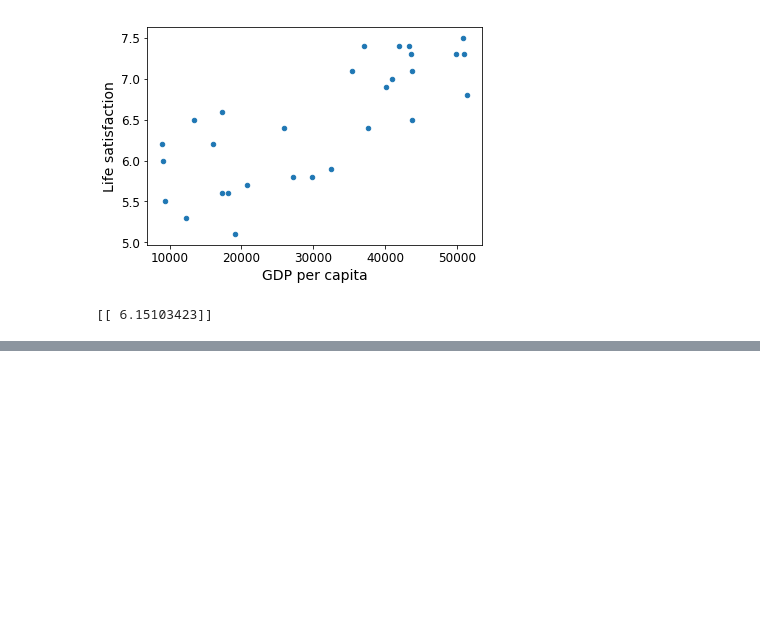
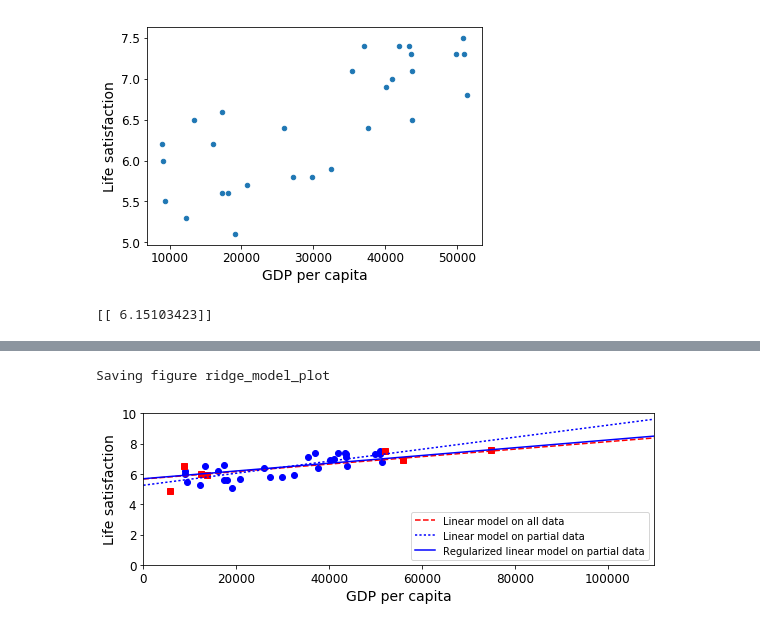
Before and after one commit to Praveen-Gupta/handson-ml, a Jupyter notebook: CH01_01_Linear_Model.ipynb, the cells around one changed output, grey strips where cells are left out. Cells and saved outputs as stored; diff of their text form; code cells hidden in the pictures; blank space fills up the shorter version.

```diff
--- a/CH01_01_Linear_Model.ipynb
+++ b/CH01_01_Linear_Model.ipynb
@@ -308,0 +407,27 @@ print(lin_reg_model.predict(X_new)) # outputs [[ 5.96242338]]
+# %%
+plt.figure(figsize=(8,3))
+
+plt.xlabel("GDP per capita")
+plt.ylabel('Life satisfaction')
+
+plt.plot(list(sample_data["GDP per capita"]), list(sample_data["Life satisfaction"]), "bo")
+plt.plot(list(missing_data["GDP per capita"]), list(missing_data["Life satisfaction"]), "rs")
+
+X = np.linspace(0, 110000, 1000)
+plt.plot(X, t0full + t1full * X, "r--", label="Linear model on all data")
+plt.plot(X, t0 + t1*X, "b:", label="Linear model on partial data")
+
+ridge = linear_model.Ridge(alpha=10**9.5)
+Xsample = np.c_[sample_data["GDP per capita"]]
+ysample = np.c_[sample_data["Life satisfaction"]]
+ridge.fit(Xsample, ysample)
+t0ridge, t1ridge = ridge.intercept_[0], ridge.coef_[0][0]
+plt.plot(X, t0ridge + t1ridge * X, "b", label="Regularized linear model on partial data")
+
+plt.legend(loc="lower right")
+plt.axis([0, 110000, 0, 10])
+save_fig('ridge_model_plot')
+plt.show()
+# %% [output]
+Saving figure ridge_model_plot
+[figure, added]
```
Also changed, not shown: parts of 9 cells of this notebook, 1 other file.
